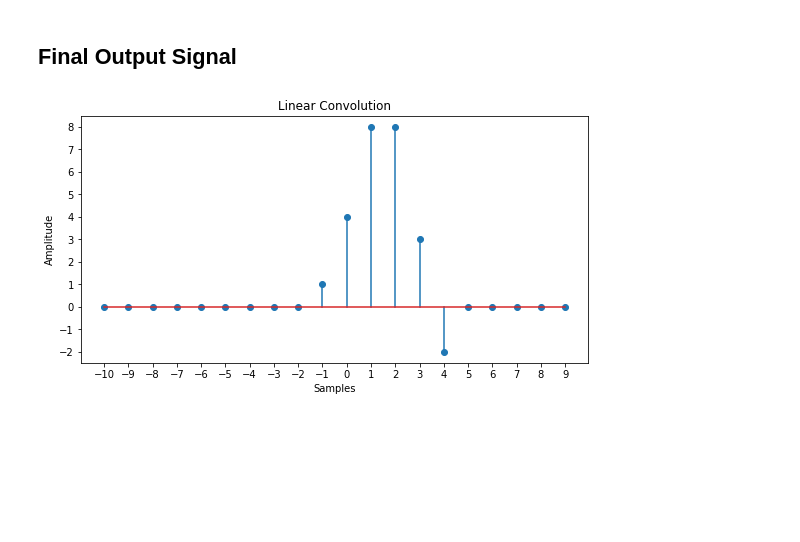
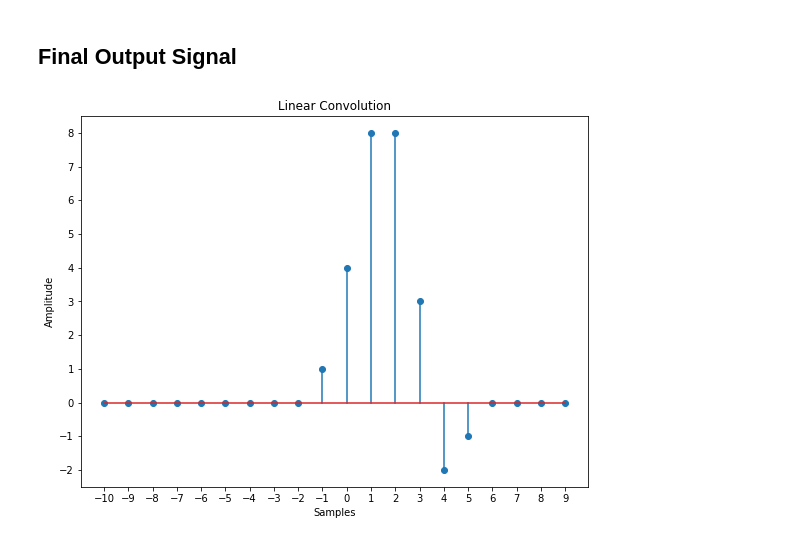
Before and after one commit to 2018331056shanto/Digital-Signal-Processing, a Jupyter notebook: linear_convolution.ipynb, the cells around one changed output. Cells and saved outputs as stored; diff of their text form; code cells hidden in the pictures; blank space fills up the shorter version.

```diff
--- a/linear_convolution.ipynb
+++ b/linear_convolution.ipynb
@@ -150,20 +150,20 @@ print("Convolution of Two signal x(n) and h(n) :",ans)
 # %%
 finalAns=np.zeros(n.shape)
 idx=0
-for i in range(9,8+len(ans),1):
+for i in range(9,9+len(ans),1):
   finalAns[i]=ans[idx]
   idx+=1
 
 plt.figure(figsize=(20,10))
 plt.subplot(221)
 st="Linear Convolution";
 # print(st)
 plt.title(st)
 plt.xlabel("Samples")
 plt.ylabel("Amplitude")
 plt.yticks(n)
 plt.xticks(n)
 plt.stem(n,finalAns)
 plt.show()
 # %% [output]
-[figure, old version]
+[figure, new version]
```
Also changed, not shown: 2 other files.
